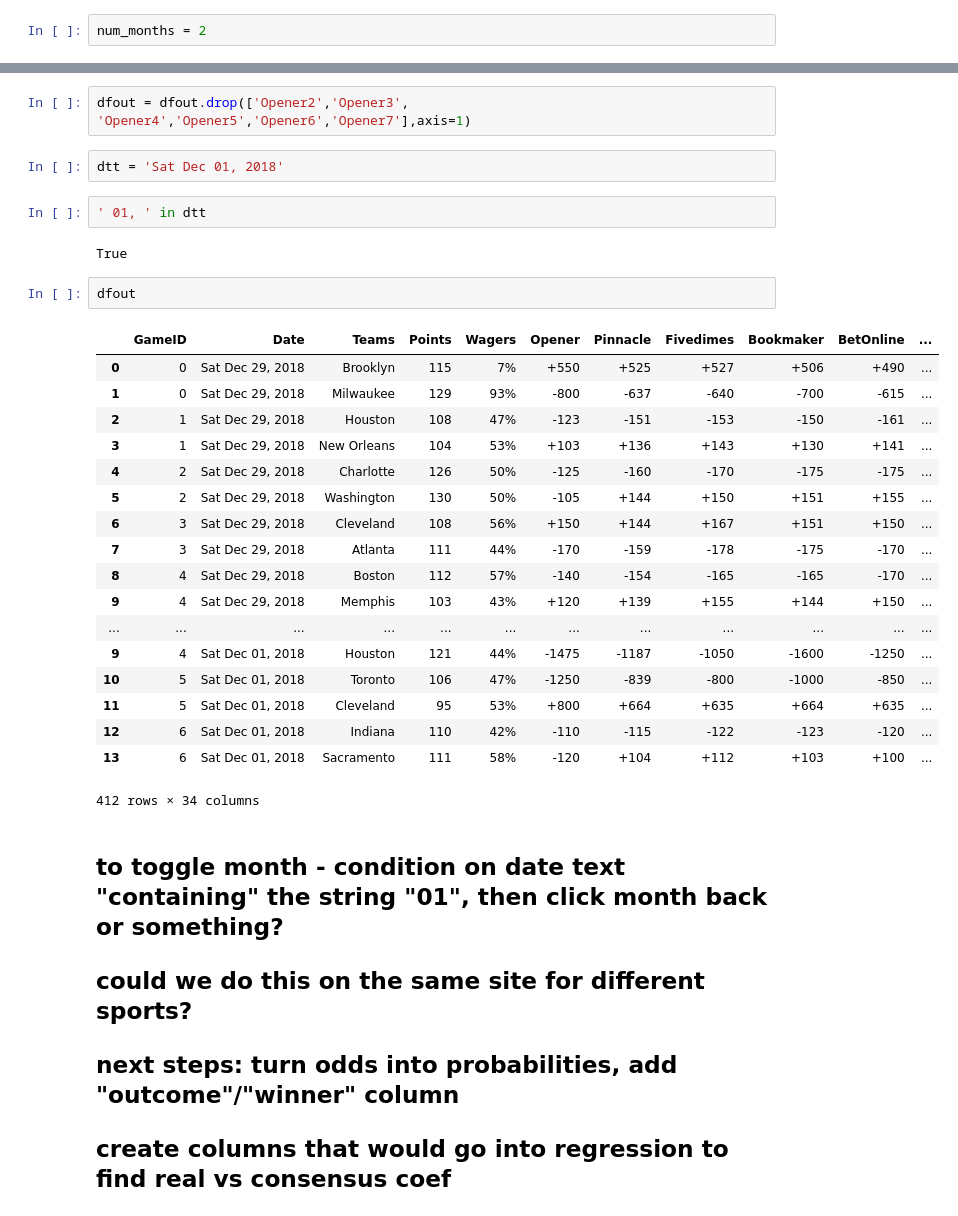
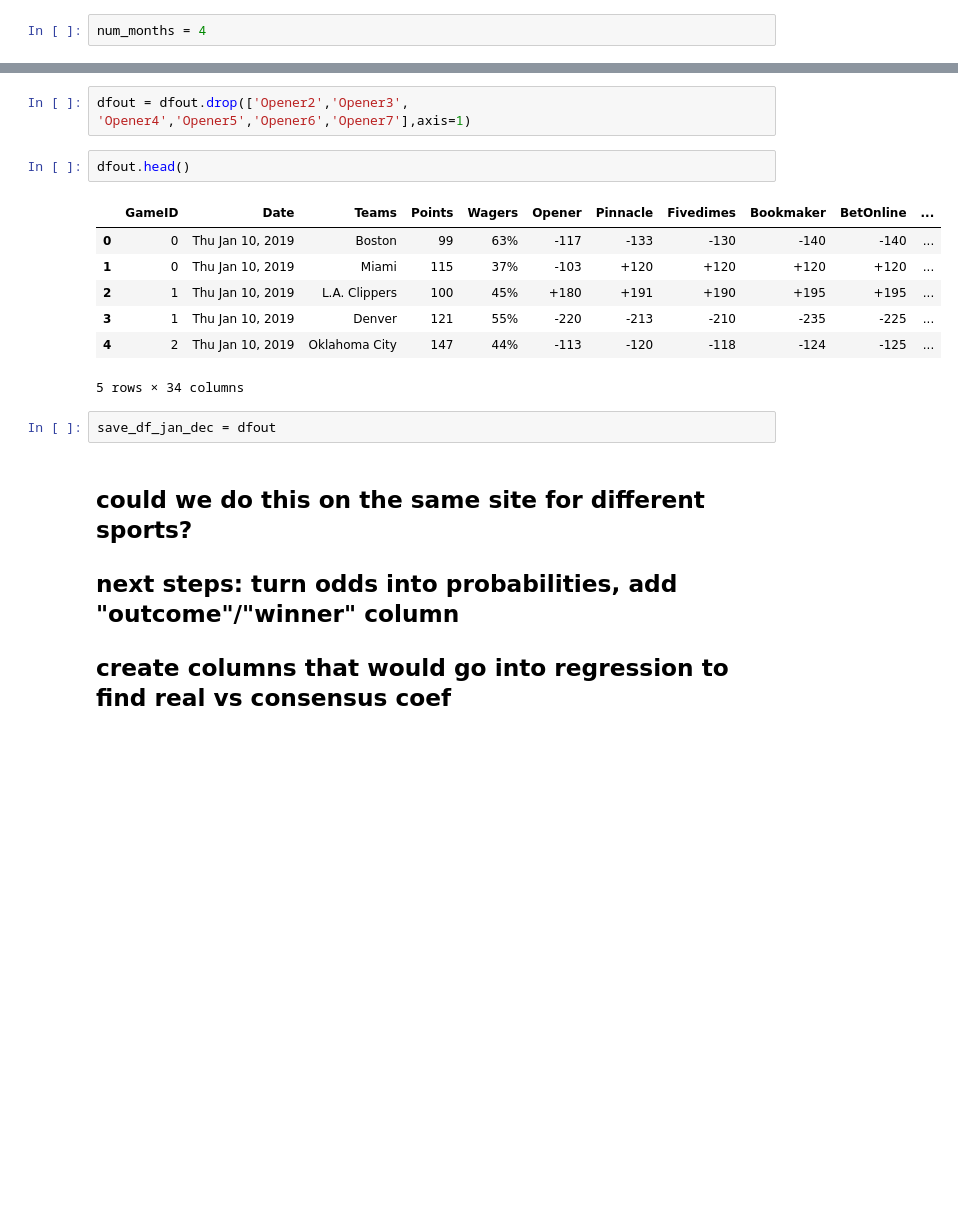
Before and after one commit to giebasjo/RG_Ventures, a Jupyter notebook: SportsBetting/HistoricalData/Basketball/Odds/Scrape_Historical_NBA_Odds.ipynb, the cells around one changed output, grey strips where cells are left out. Saved outputs shown, nothing was run; the diff lists cells and outputs as text; blank space fills up the shorter version.

Commit message:
can now loop through months to get lots of data. also  added logging framework

```diff
--- a/SportsBetting/HistoricalData/Basketball/Odds/Scrape_Historical_NBA_Odds.ipynb
+++ b/SportsBetting/HistoricalData/Basketball/Odds/Scrape_Historical_NBA_Odds.ipynb
@@ -303,6 +301,6 @@ week = [1,2,3,4,5]
 day = [1,2,3,4,5,6,7]
 xpaths = [xstart + str(wk) + xmid + str(d) + xend for wk in week[::-1] for d in day[::-1]]
 # %%
-num_months = 2
+num_months = 4
 # %%
 dfout = scrape_nba_odds(url, xpaths, num_months)
@@ -329,36 +308,19 @@ KeyboardInterrupt:
 ## why is it not selecting date?
 # %%
 dfout = dfout.drop(['Opener2','Opener3', 'Opener4','Opener5','Opener6','Opener7'],axis=1)
-# %%
-dtt = 'Sat Dec 01, 2018'
-# %%
-' 01, ' in dtt
-# %% [output]
-True
 # %%
-dfout
+dfout.head()
 # %% [output]
 |  | GameID | Date | Teams | Points | Wagers | Opener | Pinnacle | Fivedimes | Bookmaker | BetOnline | ... |
-| 0 | 0 | Sat Dec 29, 2018 | Brooklyn | 115 | 7% | +550 | +525 | +527 | +506 | +490 | ... |
-| 1 | 0 | Sat Dec 29, 2018 | Milwaukee | 129 | 93% | -800 | -637 | -640 | -700 | -615 | ... |
-| 2 | 1 | Sat Dec 29, 2018 | Houston | 108 | 47% | -123 | -151 | -153 | -150 | -161 | ... |
-| 3 | 1 | Sat Dec 29, 2018 | New Orleans | 104 | 53% | +103 | +136 | +143 | +130 | +141 | ... |
-| 4 | 2 | Sat Dec 29, 2018 | Charlotte | 126 | 50% | -125 | -160 | -170 | -175 | -175 | ... |
-| 5 | 2 | Sat Dec 29, 2018 | Washington | 130 | 50% | -105 | +144 | +150 | +151 | +155 | ... |
-| 6 | 3 | Sat Dec 29, 2018 | Cleveland | 108 | 56% | +150 | +144 | +167 | +151 | +150 | ... |
-| 7 | 3 | Sat Dec 29, 2018 | Atlanta | 111 | 44% | -170 | -159 | -178 | -175 | -170 | ... |
-| 8 | 4 | Sat Dec 29, 2018 | Boston | 112 | 57% | -140 | -154 | -165 | -165 | -170 | ... |
-| 9 | 4 | Sat Dec 29, 2018 | Memphis | 103 | 43% | +120 | +139 | +155 | +144 | +150 | ... |
-| ... | ... | ... | ... | ... | ... | ... | ... | ... | ... | ... | ... |
-| 9 | 4 | Sat Dec 01, 2018 | Houston | 121 | 44% | -1475 | -1187 | -1050 | -1600 | -1250 | ... |
-| 10 | 5 | Sat Dec 01, 2018 | Toronto | 106 | 47% | -1250 | -839 | -800 | -1000 | -850 | ... |
-| 11 | 5 | Sat Dec 01, 2018 | Cleveland | 95 | 53% | +800 | +664 | +635 | +664 | +635 | ... |
-| 12 | 6 | Sat Dec 01, 2018 | Indiana | 110 | 42% | -110 | -115 | -122 | -123 | -120 | ... |
-| 13 | 6 | Sat Dec 01, 2018 | Sacramento | 111 | 58% | -120 | +104 | +112 | +103 | +100 | ... |
+| 0 | 0 | Thu Jan 10, 2019 | Boston | 99 | 63% | -117 | -133 | -130 | -140 | -140 | ... |
+| 1 | 0 | Thu Jan 10, 2019 | Miami | 115 | 37% | -103 | +120 | +120 | +120 | +120 | ... |
+| 2 | 1 | Thu Jan 10, 2019 | L.A. Clippers | 100 | 45% | +180 | +191 | +190 | +195 | +195 | ... |
+| 3 | 1 | Thu Jan 10, 2019 | Denver | 121 | 55% | -220 | -213 | -210 | -235 | -225 | ... |
+| 4 | 2 | Thu Jan 10, 2019 | Oklahoma City | 147 | 44% | -113 | -120 | -118 | -124 | -125 | ... |
-412 rows × 34 columns
+5 rows × 34 columns
+# %%
+save_df_jan_dec = dfout
 # %% [markdown]
-## to toggle month - condition on date text "containing" the string "01", then click month back or something?
-
 ## could we do this on the same site for different sports?
 
 ## next steps: turn odds into probabilities, add "outcome"/"winner" column
```
Also changed, not shown: parts of 2 cells of this notebook, 3 other files.
